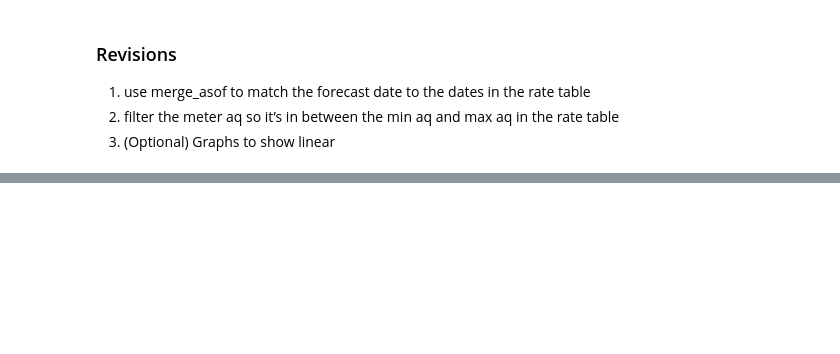
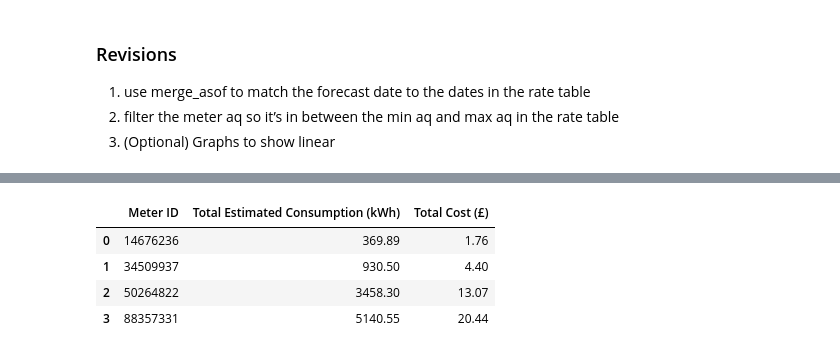
Before and after one commit to katiekimaram/python-assessment, a Jupyter notebook: revision.ipynb, the cells around one changed output, grey strips where cells are left out. Cells and saved outputs as stored; diff of their text form; code cells hidden in the pictures; blank space fills up the shorter version.

```diff
--- a/revision.ipynb
+++ b/revision.ipynb
@@ -10,45 +10,61 @@ import pandas as pd
 def read_csv(path):
     return pd.read_csv(path)
 
-def combine_df():
+def combine_df(rates, meters, forecast):
+    # Merge the meters and rates table
+    df_mr = pd.merge(meters, rates, on='exit_zone')
 
-read_csv("./data/rate.csv", "./data/forecast.csv", "./data/meter.csv")
+    # Convert dates to datetime
+    df_mr['date'] = pd.to_datetime(df_mr['date'])
+    forecast['date'] = pd.to_datetime(forecast['date'])
 
-# Merge the meters and rates table
-df_mr = pd.merge(meters, rates, on='exit_zone')
+    # Sort values by date for asof merge
+    df_mr = df_mr.sort_values(by='date')
+    forecast = forecast.sort_values(by='date')
 
-# Convert dates to datetime
-df_mr['date'] = pd.to_datetime(df_mr['date'])
-forecast['date'] = pd.to_datetime(forecast['date'])
+    # Merge meters-rates with forecast
+    df_mrf = pd.merge_asof(df_mr, forecast, by='meter_id', on='date', direction='nearest')
 
-# Sort values by date for asof merge
-df_mr = df_mr.sort_values(by='date')
-forecast = forecast.sort_values(by='date')
+    return df_mrf
 
-# Merge meters-rates with forecast
-df_mrf = pd.merge_asof(df_mr, forecast, by='meter_id', on='date', direction='nearest')
 
-# Filter meter aq to be between min and max aq
-filtered_aq = df_mrf[(df_mrf['aq_kwh'] >= df_mrf['aq_min_kwh']) & (df_mrf['aq_kwh'] <= df_mrf['aq_max_kwh'])].copy()
+def format_value(x):
+    if isinstance(x, (int, float)):
+        return f"{x:.2f}"
+    return x
 
-# Calculate the daily charge
-filtered_aq.loc[:, 'daily_charge'] = filtered_aq['rate_p_per_kwh'] * filtered_aq['kwh']
+def filtered_df(df):
+    filtered_aq = df[(df['aq_kwh'] >= df['aq_min_kwh']) & (df['aq_kwh'] <= df['aq_max_kwh'])].copy()
 
-# Calculate the total cost and forecast
-cost_total = filtered_aq.groupby('meter_id')['daily_charge'].sum() * 0.01
-forecast_total = filtered_aq.groupby('meter_id')['kwh'].sum()
+    # Calculate the daily charge
+    filtered_aq.loc[:, 'daily_charge'] = filtered_aq['rate_p_per_kwh'] * filtered_aq['kwh']
 
-# Create one table, reset the index as it's registering meter_id as the index due to previous groupby
-df_total = pd.merge(forecast_total, cost_total, on='meter_id').reset_index()
+    # Calculate the total cost and forecast
+    cost_total = filtered_aq.groupby('meter_id')['daily_charge'].sum() * 0.01
+    forecast_total = filtered_aq.groupby('meter_id')['kwh'].sum()
 
-# Making it pretty now
-columns = {
-    'meter_id': 'Meter ID',
-    'kwh': 'Total Estimated Consumption (kWh)',
-    'daily_charge': 'Total Cost (£)'
-}
-df_result = df_total.rename(columns=columns)
+    # Create one table, reset the index as it's registering meter_id as the index due to previous groupby
+    df_total = pd.merge(forecast_total, cost_total, on='meter_id').reset_index()
 
-# Display the result
-print(df_result.to_string(index=False))
+    # Making it pretty now
+    columns = {
+        'meter_id': 'Meter ID',
+        'kwh': 'Total Estimated Consumption (kWh)',
+        'daily_charge': 'Total Cost (£)'
+    }
+    df_total['kwh'] = df_total['kwh'].map(format_value)
+    df_total['daily_charge'] = df_total['daily_charge'].map(format_value)
+
+    df_result = df_total.rename(columns=columns)
+
+    # Display the result
+    return df_result
+
+
+rates = read_csv("./data/rate.csv")
+meters = read_csv("./data/meter.csv")
+forecast = read_csv("./data/forecast.csv")
+
+df = combine_df(rates, meters, forecast)
+filtered_df(df)
 # %% [output]
@@ -60 +71,6 @@ print(df_result.to_string(index=False))
+|  | Meter ID | Total Estimated Consumption (kWh) | Total Cost (£) |
+| 0 | 14676236 | 369.89 | 1.76 |
+| 1 | 34509937 | 930.50 | 4.40 |
+| 2 | 50264822 | 3458.30 | 13.07 |
+| 3 | 88357331 | 5140.55 | 20.44 |
 # %%
```
Also changed, not shown: parts of 8 cells of this notebook.
